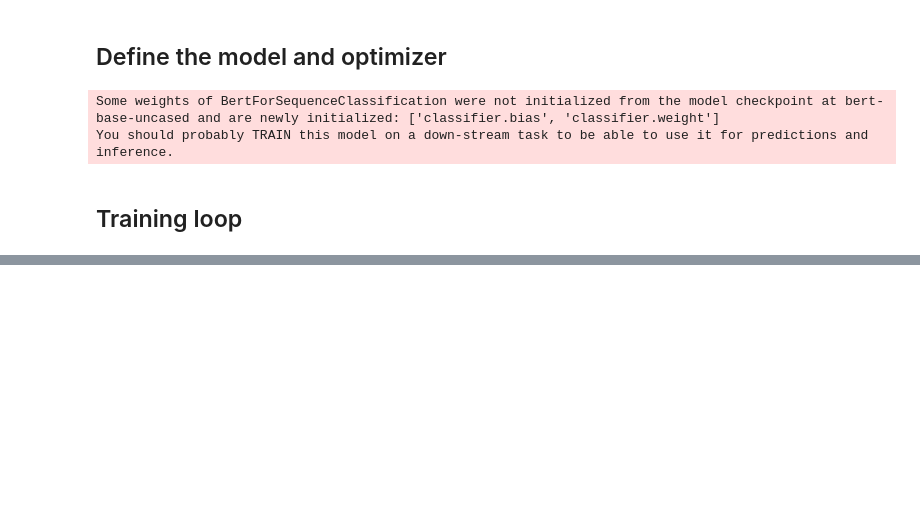
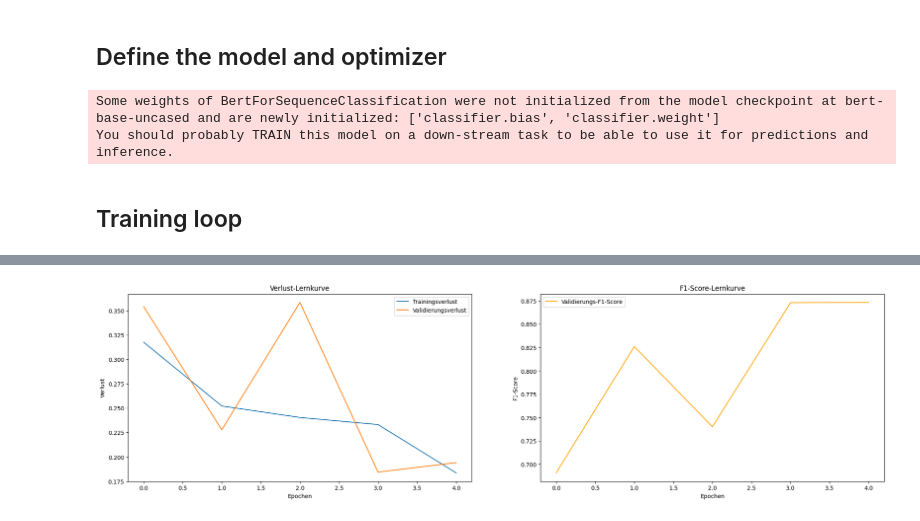
Before and after one commit to slinusc/BERT_vs_GPT_hate_speech_detection, a Jupyter notebook: classification_pipeline/training_transformer.ipynb, the cells around one changed output, grey strips where cells are left out. Cells and saved outputs as stored; diff of their text form; code cells hidden in the pictures; blank space fills up the shorter version.

```diff
--- a/classification_pipeline/training_transformer.ipynb
+++ b/classification_pipeline/training_transformer.ipynb
@@ -184,3 +178,26 @@ Epoch 3 - Validation Loss: 0.3583, Validation F1 Score: 0.7402
+# %%
+# Erstellen Sie eine Figur und ein Subplot-Grid von 1x2
+fig, (ax1, ax2) = plt.subplots(1, 2, figsize=(24, 6))
+
+# Erster Plot: Verlust-Lernkurve
+ax1.plot(train_loss_values, label='Trainingsverlust')
+ax1.plot(val_loss_values, label='Validierungsverlust')
+ax1.set_xlabel('Epochen')
+ax1.set_ylabel('Verlust')
+ax1.set_title('Verlust-Lernkurve')
+ax1.legend()
+
+# Zweiter Plot: F1-Score-Lernkurve
+ax2.plot(val_f1_scores, label='Validierungs-F1-Score', color='orange')
+ax2.set_xlabel('Epochen')
+ax2.set_ylabel('F1-Score')
+ax2.set_title('F1-Score-Lernkurve')
+ax2.legend()
+
+# Die Plots anzeigen
+plt.show()
+# %% [output]
+[figure, added]
 # %%
 # base_path festlegen (bereits gegeben)
 base_path = '/content/drive/My Drive/'
```
Also changed, not shown: parts of 3 cells of this notebook, 1 other file.
